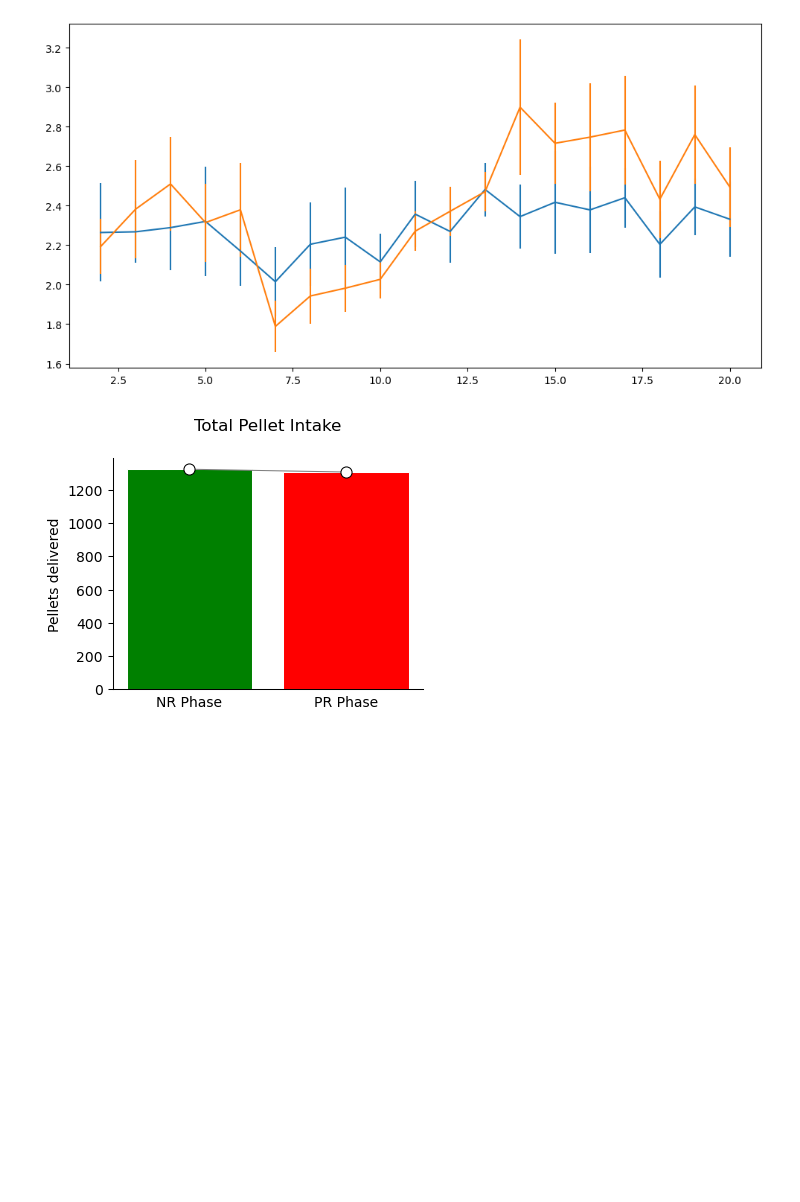
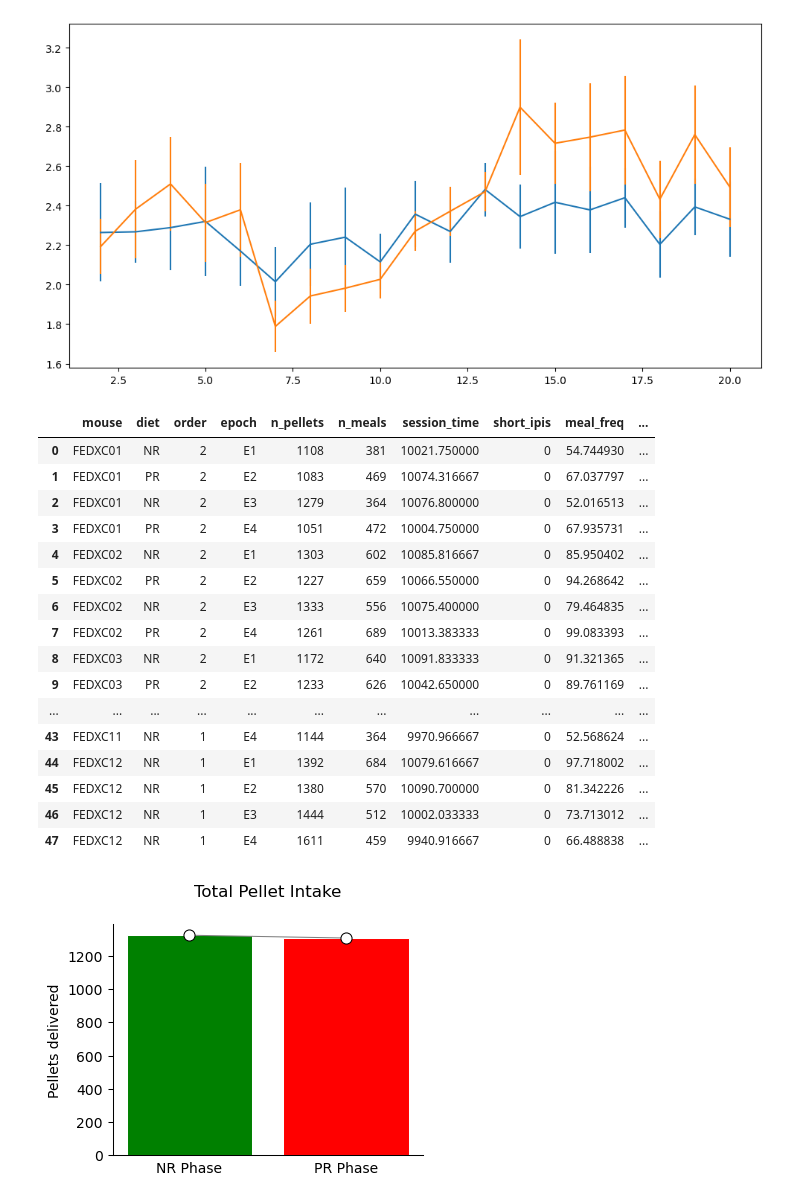
Before and after one commit to Htbibalan/FEDPROTEINPRO, a Jupyter notebook: notebooks/FEDXC_readdata.ipynb, the cells around one changed output. Saved outputs shown, nothing was run; the diff lists cells and outputs as text; code cells hidden in the pictures; blank space fills up the shorter version.

```diff
--- a/notebooks/FEDXC_readdata.ipynb
+++ b/notebooks/FEDXC_readdata.ipynb
@@ -254,13 +254,3 @@ t
 2022-09-12 08:45:06      14.0
 2022-09-12 09:44:05    3539.0
 Name: ipi, dtype: float64
-# %%
-## gets bodyweights and adds to dictionary
-metafile = "..\\METAFILE FEDXC DATA SHEETS.xls"
-rows, header = tp.metafilereader(metafile, sheetname="METAFILE_BW")
-
-n_days = len(rows[0])
-
-for row in rows:
-    mouse_id = row[0]
-    mice[mouse_id]["bodyweight"] = [row[i] for i in range(1, n_days)]
@@ -884,6 +871,26 @@ ff.reset_index(drop=True, inplace=True);
 # ctlall_pellets= clean_df(ctlall).iloc[2:]
 
 # expall_pellets= clean_df(expall).iloc[2:]
+# %%
+ff
+# %% [output]
+|  | mouse | diet | order | epoch | n_pellets | n_meals | session_time | short_ipis | meal_freq | ... |
+| 0 | FEDXC01 | NR | 2 | E1 | 1108 | 381 | 10021.750000 | 0 | 54.744930 | ... |
+| 1 | FEDXC01 | PR | 2 | E2 | 1083 | 469 | 10074.316667 | 0 | 67.037797 | ... |
+| 2 | FEDXC01 | NR | 2 | E3 | 1279 | 364 | 10076.800000 | 0 | 52.016513 | ... |
+| 3 | FEDXC01 | PR | 2 | E4 | 1051 | 472 | 10004.750000 | 0 | 67.935731 | ... |
+| 4 | FEDXC02 | NR | 2 | E1 | 1303 | 602 | 10085.816667 | 0 | 85.950402 | ... |
+| 5 | FEDXC02 | PR | 2 | E2 | 1227 | 659 | 10066.550000 | 0 | 94.268642 | ... |
+| 6 | FEDXC02 | NR | 2 | E3 | 1333 | 556 | 10075.400000 | 0 | 79.464835 | ... |
+| 7 | FEDXC02 | PR | 2 | E4 | 1261 | 689 | 10013.383333 | 0 | 99.083393 | ... |
+| 8 | FEDXC03 | NR | 2 | E1 | 1172 | 640 | 10091.833333 | 0 | 91.321365 | ... |
+| 9 | FEDXC03 | PR | 2 | E2 | 1233 | 626 | 10042.650000 | 0 | 89.761169 | ... |
+| ... | ... | ... | ... | ... | ... | ... | ... | ... | ... | ... |
+| 43 | FEDXC11 | NR | 1 | E4 | 1144 | 364 | 9970.966667 | 0 | 52.568624 | ... |
+| 44 | FEDXC12 | NR | 1 | E1 | 1392 | 684 | 10079.616667 | 0 | 97.718002 | ... |
+| 45 | FEDXC12 | NR | 1 | E2 | 1380 | 570 | 10090.700000 | 0 | 81.342226 | ... |
+| 46 | FEDXC12 | NR | 1 | E3 | 1444 | 512 | 10002.033333 | 0 | 73.713012 | ... |
+| 47 | FEDXC12 | NR | 1 | E4 | 1611 | 459 | 9940.916667 | 0 | 66.488838 | ... |
 # %%
 ff.to_csv(r"C:\Users\hta031\Github\FEDPROTEINPRO\STATS_FEDPROTEINPRO\\ff.csv")
 # %%
```
Also changed, not shown: parts of 3 cells of this notebook, 3 other files.
